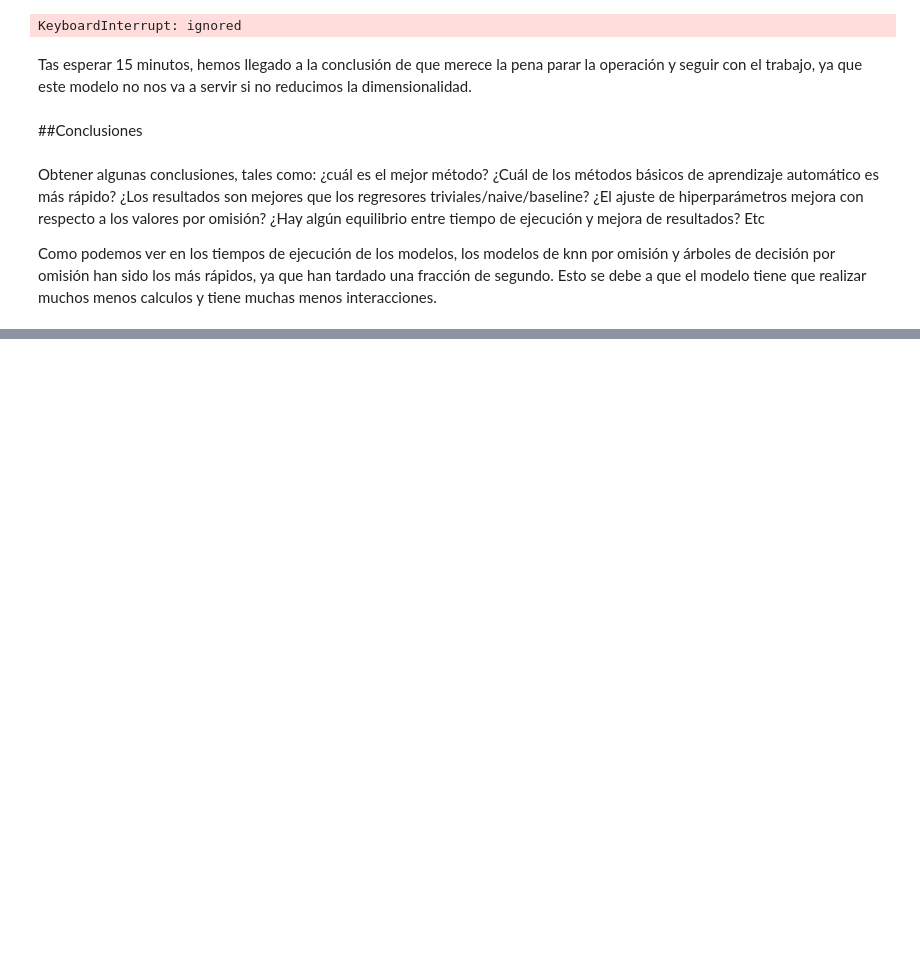
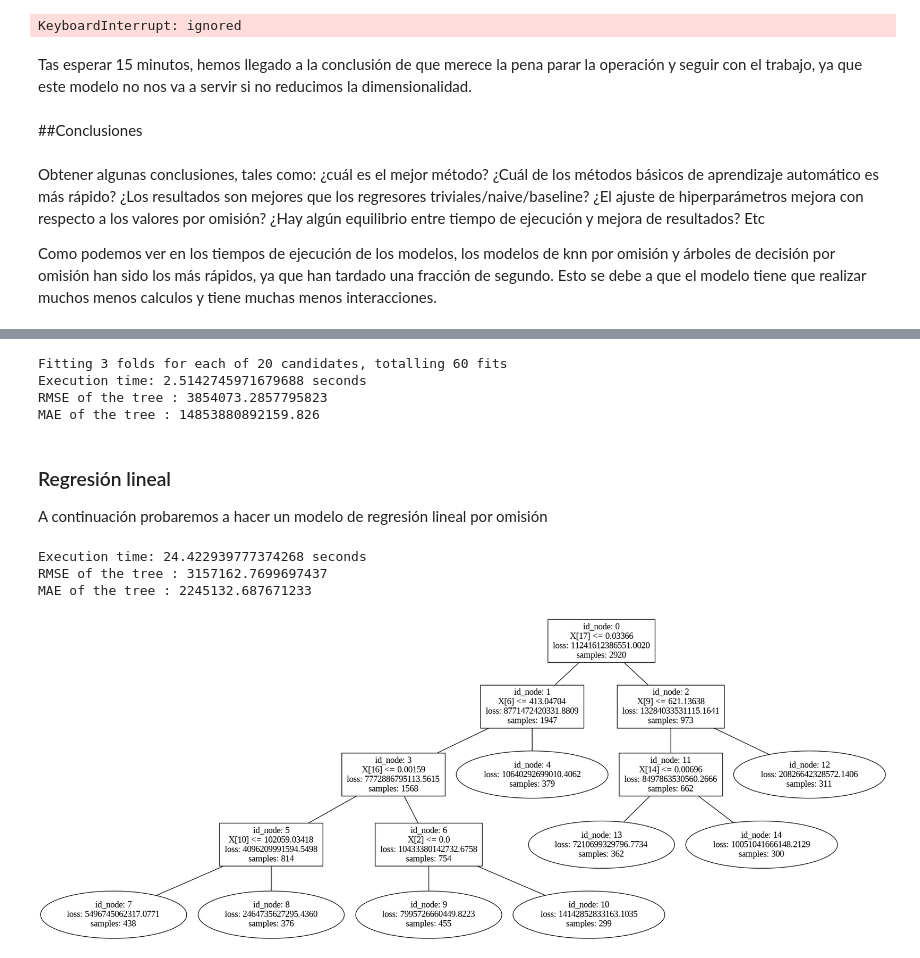
Before and after one commit to cabamarcos/Speech-, a Jupyter notebook: Untitled0.ipynb, the cells around one changed output, grey strips where cells are left out. Drawn from its saved outputs; the diff is of its cells as text; code cells hidden in the pictures; blank space fills up the shorter version.

```diff
--- a/Untitled0.ipynb
+++ b/Untitled0.ipynb
@@ -621,0 +870,20 @@ Como podemos ver en los tiempos de ejecución de los modelos, los modelos de knn
+# %%
+pipe = make_pipeline(StandardScaler(), DecisionTreeRegressor())
+
+
+np.random.seed(27) # reproducibility
+
+#ajustamos los datos a la pipeline
+start = time.time()
+pipe.fit(X_train_train, y_train_train)
+end = time.time()
+total = end-start
+
+# Predict on the scaled test data
+y_pred = pipe.predict(X_train_val)
+
+
+# Evaluate the model
+print(f"Execution time: {total} seconds")
+print(f"RMSE of the tree : {np.sqrt(-regr.best_score_)}")
+print(f"MAE of the tree : {-regr.best_score_}")
@@ -621,0 +929,59 @@ Como podemos ver en los tiempos de ejecución de los modelos, los modelos de knn
+# %%
+# Search space
+param_grid = {'max_depth': list(range(2,16,2)),
+              'min_samples_split': list(range(2,16,2))}
+
+# Inner evaluation
+inner = KFold(n_splits=3)
+
+budget = 20
+regr = RandomizedSearchCV(DecisionTreeRegressor(),
+                         param_grid,
+                         scoring='neg_mean_squared_error',
+                         cv=inner,
+                         n_jobs=1, verbose=1,
+                         n_iter=budget
+                        )
+np.random.seed(27)
+start = time.time()
+regr.fit(X_train, y_train)
+end = time.time()
+total = end-start
+
+print(f"Execution time: {total} seconds")
+print(f"RMSE of the tree : {np.sqrt(-regr.best_score_)}")
+print(f"MAE of the tree : {-regr.best_score_}")
+# %% [output]
+Fitting 3 folds for each of 20 candidates, totalling 60 fits
+Execution time: 2.5142745971679688 seconds
+RMSE of the tree : 3854073.2857795823
+MAE of the tree : 14853880892159.826
+# %% [markdown]
+### Regresión lineal
+A continuación probaremos a hacer un modelo de regresión lineal por omisión
+# %%
+regr = LinearTreeRegressor(base_estimator=LinearRegression())
+
+np.random.seed(27)
+
+start = time.time()
+regr.fit(X_train_train, y_train_train)
+end = time.time()
+total = end - start
+
+# Evaluate the model
+y_pred = regr.predict(X_train_val)
+rmse = np.sqrt(metrics.mean_squared_error(y_train_val, y_pred))
+mae = mean_absolute_error(y_train_val, y_pred)
+
+print(f"Execution time: {total} seconds")
+print(f"RMSE of the tree : {rmse}")
+print(f"MAE of the tree : {mae}")
+# %% [output]
+Execution time: 24.422939777374268 seconds
+RMSE of the tree : 3157162.7699697437
+MAE of the tree : 2245132.687671233
+# %%
+regr.plot_model()
+# %% [output]
+[figure, added]
```
Also changed, not shown: parts of 45 cells of this notebook.
